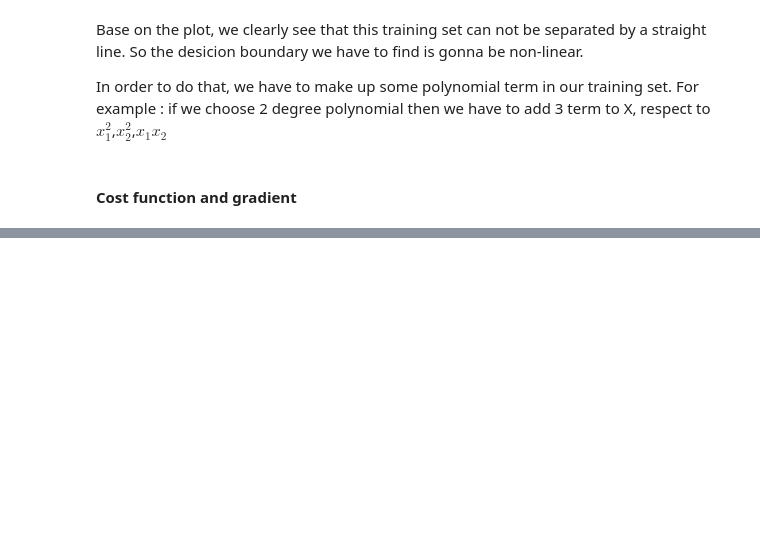
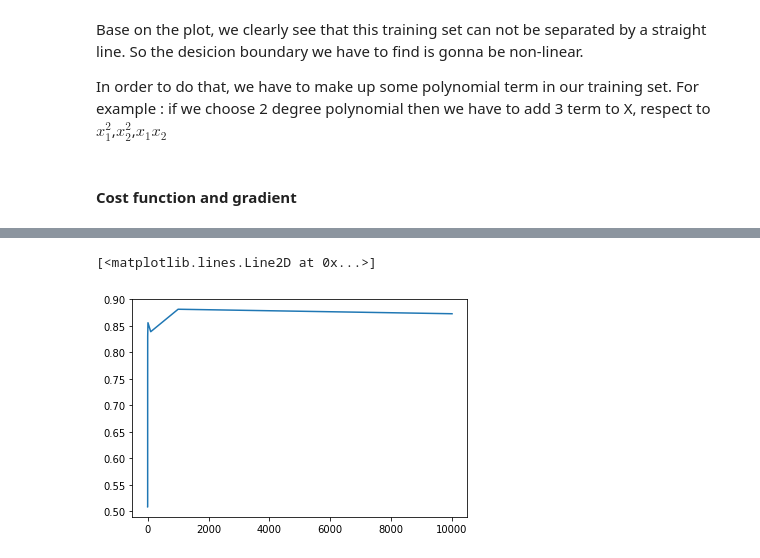
Before and after one commit to locluthor/Machine_Learning, a Jupyter notebook: Logistic_Regression.ipynb, the cells around one changed output, grey strips where cells are left out. Drawn from its saved outputs; the diff is of its cells as text; code cells hidden in the pictures; blank space fills up the shorter version.

```diff
--- a/Logistic_Regression.ipynb
+++ b/Logistic_Regression.ipynb
@@ -166,11 +166,14 @@ So the desicion boundary we have to find is gonna be non-linear.
 In order to do that, we have to make up some polynomial term in our training set.
 For example : if we choose 2 degree polynomial then we have to add 3 term to X, respect to $x_1^{2}$,$x_2^{2}$,$x_1x_2$
 # %%
-def mapFeature(X1, X2, degree):
+def mapFeature(_X1, _X2, degree):
+    X1 = np.matrix(_X1)
+    X2 = np.matrix(_X2)
+
     out = np.ones((X1.shape[0], 1))
     for i in np.arange(1, degree+1, 1):
         for j in range(i+1):
-            out = np.append(out, X1**(i-j) * (X2**j),axis=1)
+            out = np.append(out, X1.getA()**(i-j) * (X2.getA()**j),axis=1)
 
     return out
 # %% [markdown]
@@ -177,0 +264,11 @@ def mapFeature(X1, X2, degree):
+# %%
+reg_lg_classifier = LogisticRegression(max_iter=500)
+# %%
+_X = mapFeature(X_reg[:,[0]], X_reg[:,[1]], 10)
+# %%
+lambda_range = [0.00001, 0.0001, 0.001, 0.01, 0.1, 1, 10, 100, 1000, 10000]
+scores = []
+for ld in lambda_range:
+    reg_lg_classifier.C = ld
+    reg_lg_classifier.fit(_X, y_reg)
+    scores.append(reg_lg_classifier.score(_X, y_reg))
@@ -177,0 +277,5 @@ def mapFeature(X1, X2, degree):
+# %%
+plt.plot(lambda_range, scores)
+# %% [output]
+[<matplotlib.lines.Line2D at 0x...>]
+[figure, added]
```
Also changed, not shown: parts of 19 cells of this notebook.
